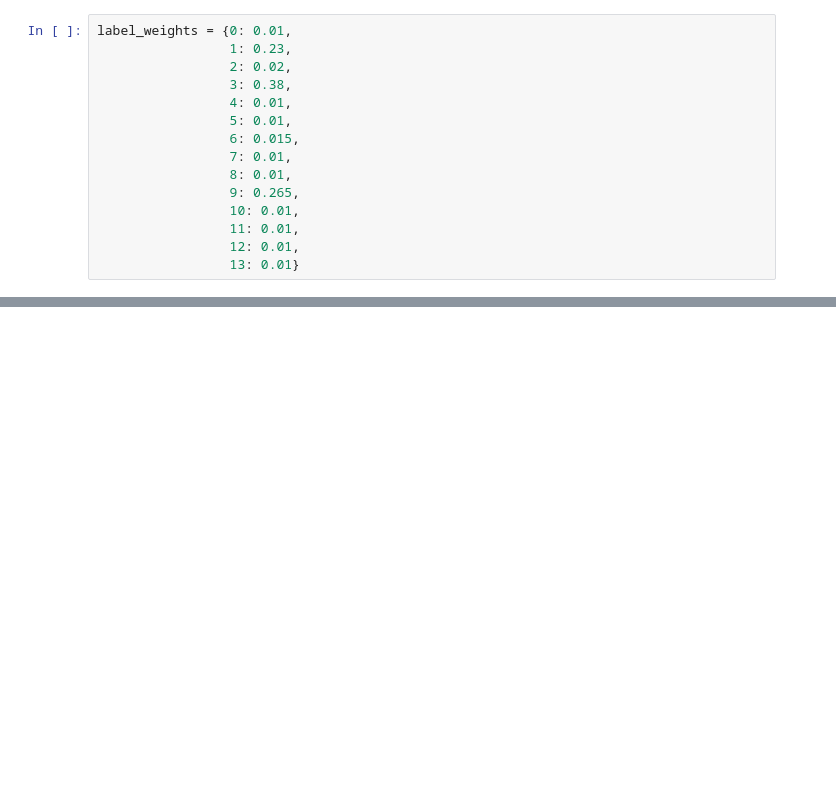
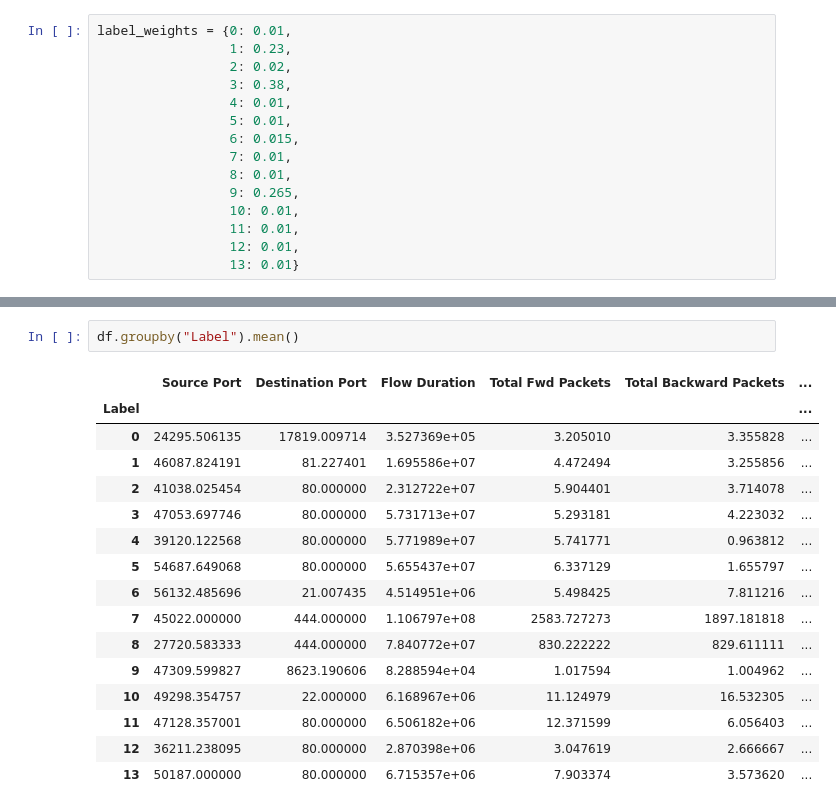
Before and after one commit to CN-TU/controllable-network-data-balancing-with-gans, a Jupyter notebook: data_exploration.ipynb, the cells around one changed output, grey strips where cells are left out. Saved outputs shown, nothing was run; the diff lists cells and outputs as text; blank space fills up the shorter version.

Commit message:
compute mean flows per class

```diff
--- a/data_exploration.ipynb
+++ b/data_exploration.ipynb
@@ -462,0 +467,19 @@ array([ 9,  3,  1,  6,  9,  3,  9, 10,  1,  1,  6,  1,  1,  1,  1,  3,  1,
+# %%
+df.groupby("Label").mean()
+# %% [output]
+|  | Source Port | Destination Port | Flow Duration | Total Fwd Packets | Total Backward Packets | ... |
+| Label |  |  |  |  |  | ... |
+| 0 | 24295.506135 | 17819.009714 | 3.527369e+05 | 3.205010 | 3.355828 | ... |
+| 1 | 46087.824191 | 81.227401 | 1.695586e+07 | 4.472494 | 3.255856 | ... |
+| 2 | 41038.025454 | 80.000000 | 2.312722e+07 | 5.904401 | 3.714078 | ... |
+| 3 | 47053.697746 | 80.000000 | 5.731713e+07 | 5.293181 | 4.223032 | ... |
+| 4 | 39120.122568 | 80.000000 | 5.771989e+07 | 5.741771 | 0.963812 | ... |
+| 5 | 54687.649068 | 80.000000 | 5.655437e+07 | 6.337129 | 1.655797 | ... |
+| 6 | 56132.485696 | 21.007435 | 4.514951e+06 | 5.498425 | 7.811216 | ... |
+| 7 | 45022.000000 | 444.000000 | 1.106797e+08 | 2583.727273 | 1897.181818 | ... |
+| 8 | 27720.583333 | 444.000000 | 7.840772e+07 | 830.222222 | 829.611111 | ... |
+| 9 | 47309.599827 | 8623.190606 | 8.288594e+04 | 1.017594 | 1.004962 | ... |
+| 10 | 49298.354757 | 22.000000 | 6.168967e+06 | 11.124979 | 16.532305 | ... |
+| 11 | 47128.357001 | 80.000000 | 6.506182e+06 | 12.371599 | 6.056403 | ... |
+| 12 | 36211.238095 | 80.000000 | 2.870398e+06 | 3.047619 | 2.666667 | ... |
+| 13 | 50187.000000 | 80.000000 | 6.715357e+06 | 7.903374 | 3.573620 | ... |
```
Also changed, not shown: parts of 15 cells of this notebook, 4 other files.
